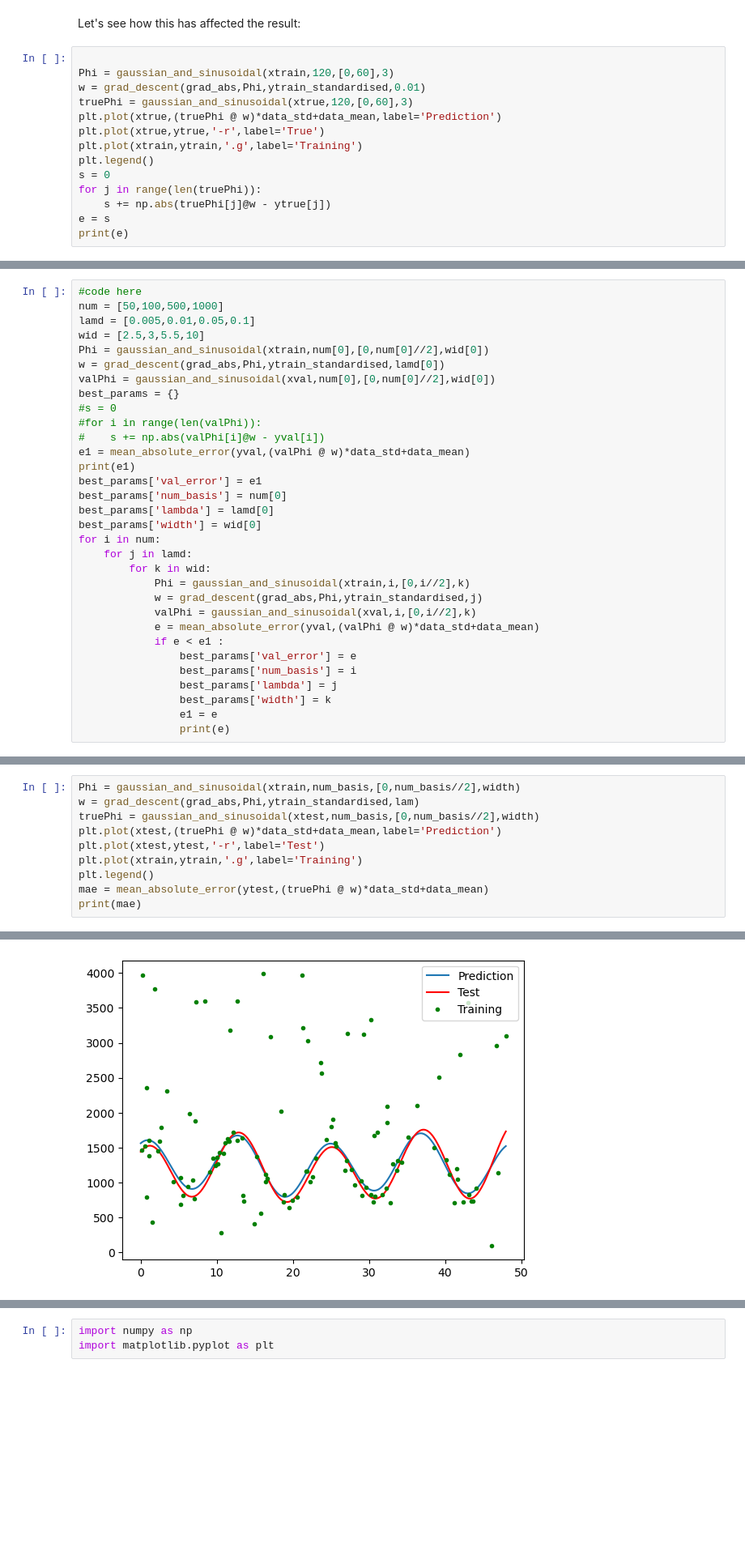
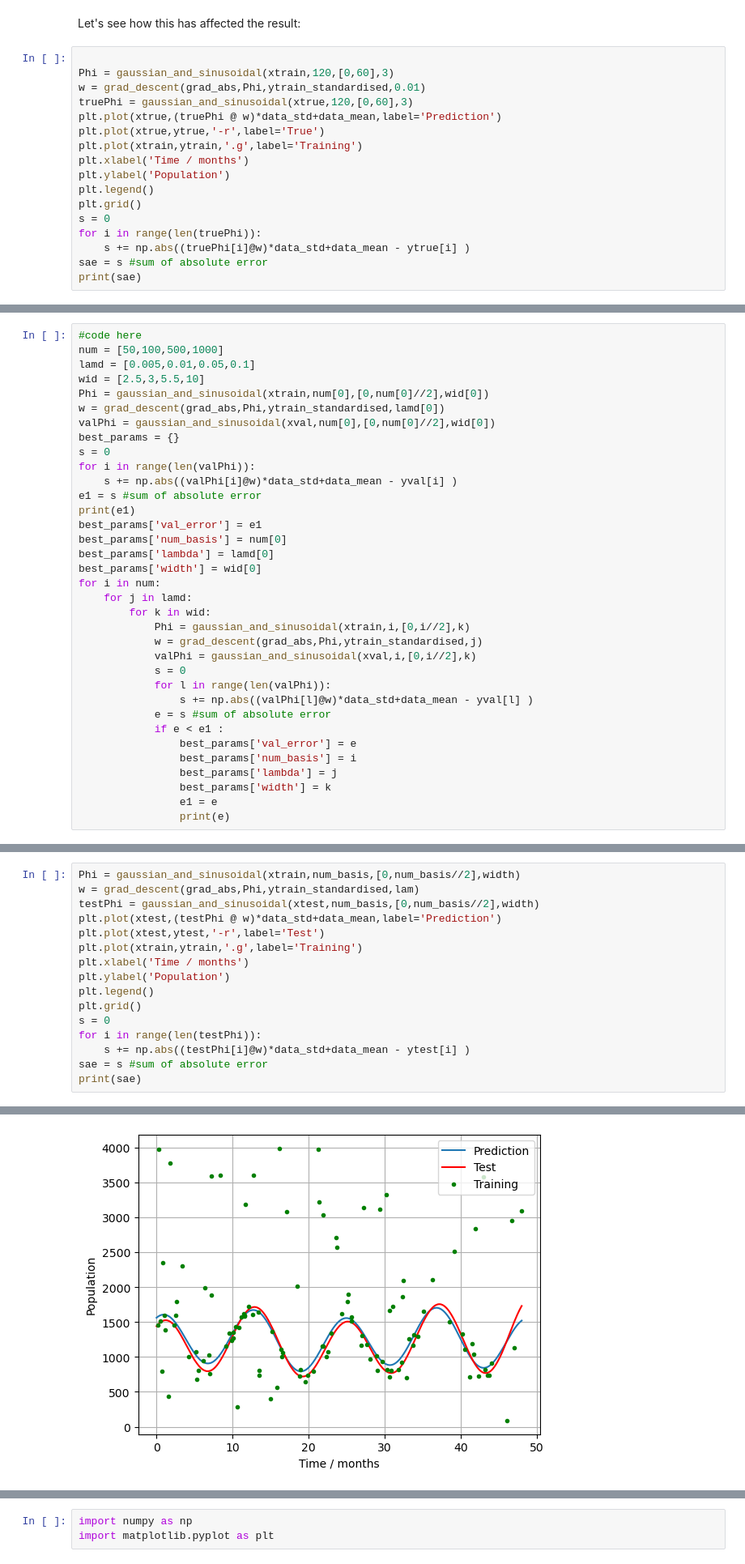
Before and after one commit to adhirajbane13/Uni_Sheffield_Module_Work, a Jupyter notebook: ML-and-AI/Assignment/assignment_ACS23AB.ipynb, the cells around one changed output, grey strips where cells are left out. Shown at 81% size. Cells and saved outputs as stored; diff of their text form; blank space fills up the shorter version.

```diff
--- a/ML-and-AI/Assignment/assignment_ACS23AB.ipynb
+++ b/ML-and-AI/Assignment/assignment_ACS23AB.ipynb
@@ -300,10 +304,13 @@ truePhi = gaussian_and_sinusoidal(xtrue,120,[0,60],3)
 plt.plot(xtrue,(truePhi @ w)*data_std+data_mean,label='Prediction')
 plt.plot(xtrue,ytrue,'-r',label='True')
 plt.plot(xtrain,ytrain,'.g',label='Training')
+plt.xlabel('Time / months')
+plt.ylabel('Population')
 plt.legend()
+plt.grid()
 s = 0
-for j in range(len(truePhi)):
-    s += np.abs(truePhi[j]@w - ytrue[j])
-e = s
-print(e)
+for i in range(len(truePhi)):
+    s += np.abs((truePhi[i]@w)*data_std+data_mean - ytrue[i] )
+sae = s #sum of absolute error
+print(sae)
 # %% [output]
@@ -356,10 +354,10 @@ Phi = gaussian_and_sinusoidal(xtrain,num[0],[0,num[0]//2],wid[0])
 w = grad_descent(grad_abs,Phi,ytrain_standardised,lamd[0])
 valPhi = gaussian_and_sinusoidal(xval,num[0],[0,num[0]//2],wid[0])
 best_params = {}
-#s = 0
-#for i in range(len(valPhi)):
-#    s += np.abs(valPhi[i]@w - yval[i])
-e1 = mean_absolute_error(yval,(valPhi @ w)*data_std+data_mean)
+s = 0
+for i in range(len(valPhi)):
+    s += np.abs((valPhi[i]@w)*data_std+data_mean - yval[i] )
+e1 = s #sum of absolute error
 print(e1)
 best_params['val_error'] = e1
 best_params['num_basis'] = num[0]
@@ -371,7 +369,10 @@ for i in num:
             Phi = gaussian_and_sinusoidal(xtrain,i,[0,i//2],k)
             w = grad_descent(grad_abs,Phi,ytrain_standardised,j)
             valPhi = gaussian_and_sinusoidal(xval,i,[0,i//2],k)
-            e = mean_absolute_error(yval,(valPhi @ w)*data_std+data_mean)
+            s = 0
+            for l in range(len(valPhi)):
+                s += np.abs((valPhi[l]@w)*data_std+data_mean - yval[l] )
+            e = s #sum of absolute error
             if e < e1 :
                 best_params['val_error'] = e
                 best_params['num_basis'] = i
@@ -398,11 +399,17 @@ width = best_params['width']
 # %%
 Phi = gaussian_and_sinusoidal(xtrain,num_basis,[0,num_basis//2],width)
 w = grad_descent(grad_abs,Phi,ytrain_standardised,lam)
-truePhi = gaussian_and_sinusoidal(xtest,num_basis,[0,num_basis//2],width)
-plt.plot(xtest,(truePhi @ w)*data_std+data_mean,label='Prediction')
+testPhi = gaussian_and_sinusoidal(xtest,num_basis,[0,num_basis//2],width)
+plt.plot(xtest,(testPhi @ w)*data_std+data_mean,label='Prediction')
 plt.plot(xtest,ytest,'-r',label='Test')
 plt.plot(xtrain,ytrain,'.g',label='Training')
+plt.xlabel('Time / months')
+plt.ylabel('Population')
 plt.legend()
-mae = mean_absolute_error(ytest,(truePhi @ w)*data_std+data_mean)
-print(mae)
+plt.grid()
+s = 0
+for i in range(len(testPhi)):
+    s += np.abs((testPhi[i]@w)*data_std+data_mean - ytest[i] )
+sae = s #sum of absolute error
+print(sae)
 # %% [output]
@@ -410,4 +417,4 @@ print(mae)
-[figure, old version]
+[figure, new version]
 # %% [markdown]
 <hr>
 
```
Also changed, not shown: parts of 10 cells of this notebook, 2 other files.
